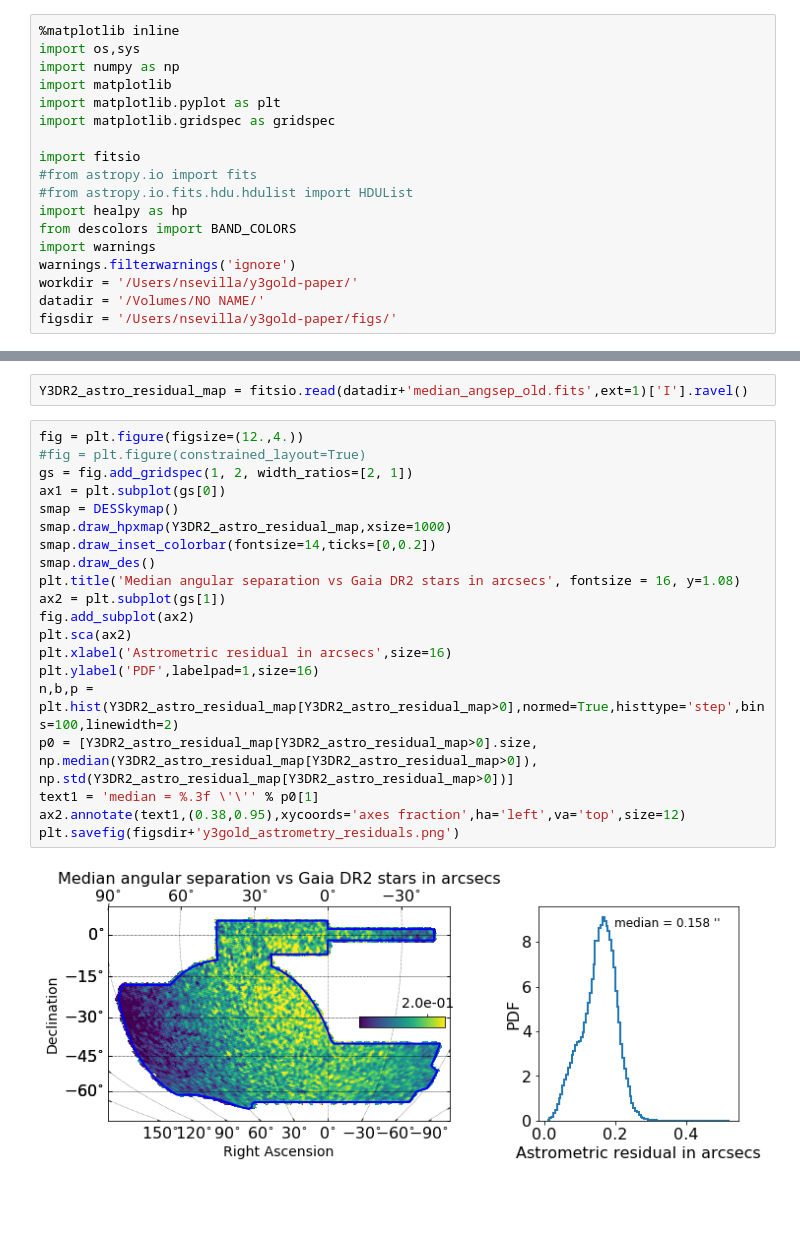
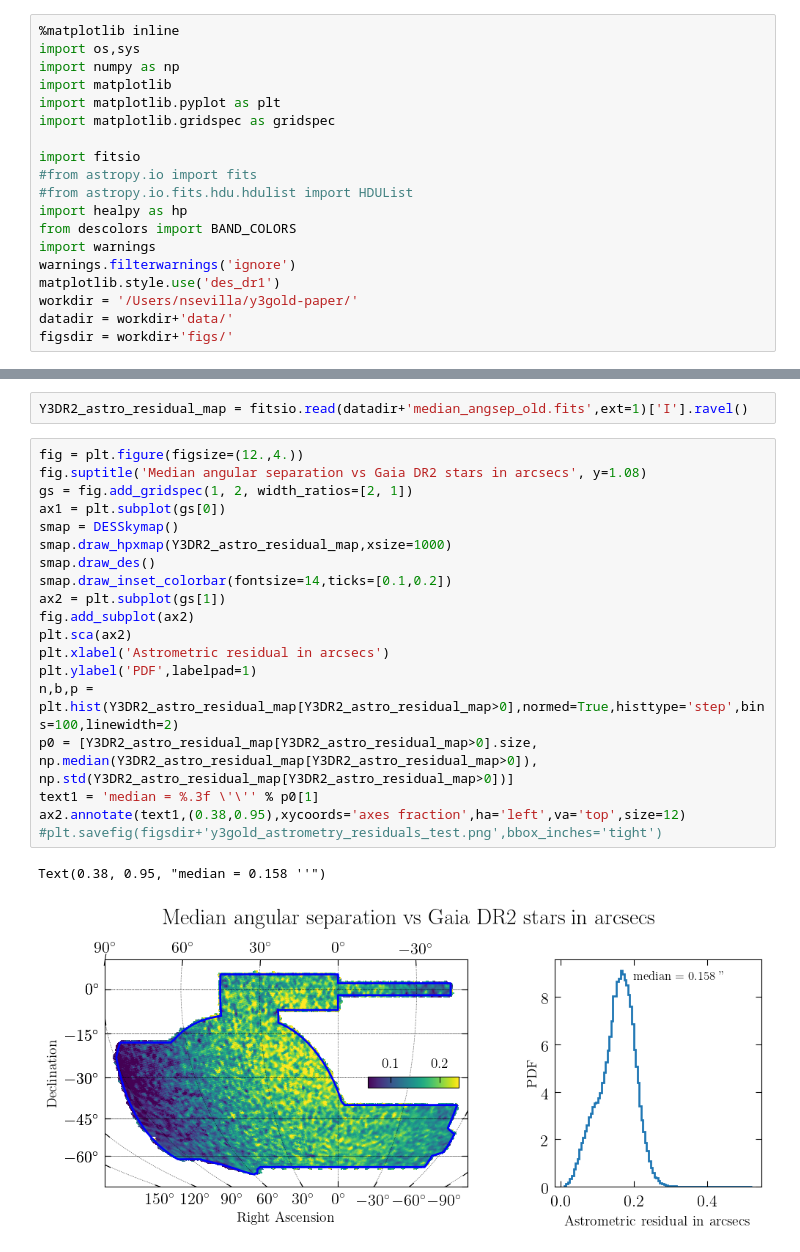
Before and after one commit to nsevilla/y3gold-paper, a Jupyter notebook: y3gold_astrometry.ipynb, the cells around one changed output, grey strips where cells are left out. Cells and saved outputs as stored; diff of their text form; blank space fills up the shorter version.

Commit message:
Updating to IR plots

```diff
--- a/y3gold_astrometry.ipynb
+++ b/y3gold_astrometry.ipynb
@@ -17,9 +17,10 @@ import healpy as hp
 from descolors import BAND_COLORS
 import warnings
 warnings.filterwarnings('ignore')
+matplotlib.style.use('des_dr1')
 workdir = '/Users/nsevilla/y3gold-paper/'
-datadir = '/Volumes/NO NAME/'
-figsdir = '/Users/nsevilla/y3gold-paper/figs/'
+datadir = workdir+'data/'
+figsdir = workdir+'figs/'
 # %%
 #load Alex's skymap utilities
 import skymap
@@ -46,23 +47,23 @@ plt.rcParams['lines.linewidth'] = 3
 Y3DR2_astro_residual_map = fitsio.read(datadir+'median_angsep_old.fits',ext=1)['I'].ravel()
 # %%
 fig = plt.figure(figsize=(12.,4.))
-#fig = plt.figure(constrained_layout=True)
+fig.suptitle('Median angular separation vs Gaia DR2 stars in arcsecs', y=1.08)
 gs = fig.add_gridspec(1, 2, width_ratios=[2, 1])
 ax1 = plt.subplot(gs[0])
 smap = DESSkymap()
 smap.draw_hpxmap(Y3DR2_astro_residual_map,xsize=1000)
-smap.draw_inset_colorbar(fontsize=14,ticks=[0,0.2])
 smap.draw_des()
-plt.title('Median angular separation vs Gaia DR2 stars in arcsecs', fontsize = 16, y=1.08)
+smap.draw_inset_colorbar(fontsize=14,ticks=[0.1,0.2])
 ax2 = plt.subplot(gs[1])
 fig.add_subplot(ax2)
 plt.sca(ax2)
-plt.xlabel('Astrometric residual in arcsecs',size=16)
-plt.ylabel('PDF',labelpad=1,size=16)
+plt.xlabel('Astrometric residual in arcsecs')
+plt.ylabel('PDF',labelpad=1)
 n,b,p = plt.hist(Y3DR2_astro_residual_map[Y3DR2_astro_residual_map>0],normed=True,histtype='step',bins=100,linewidth=2)
 p0 = [Y3DR2_astro_residual_map[Y3DR2_astro_residual_map>0].size, np.median(Y3DR2_astro_residual_map[Y3DR2_astro_residual_map>0]), np.std(Y3DR2_astro_residual_map[Y3DR2_astro_residual_map>0])]
 text1 = 'median = %.3f \'\'' % p0[1]
 ax2.annotate(text1,(0.38,0.95),xycoords='axes fraction',ha='left',va='top',size=12)
-plt.savefig(figsdir+'y3gold_astrometry_residuals.png')
+#plt.savefig(figsdir+'y3gold_astrometry_residuals_test.png',bbox_inches='tight')
 # %% [output]
+Text(0.38, 0.95, "median = 0.158 ''")
-[figure, old version]
+[figure, new version]
```
Also changed, not shown: 2 other files.
